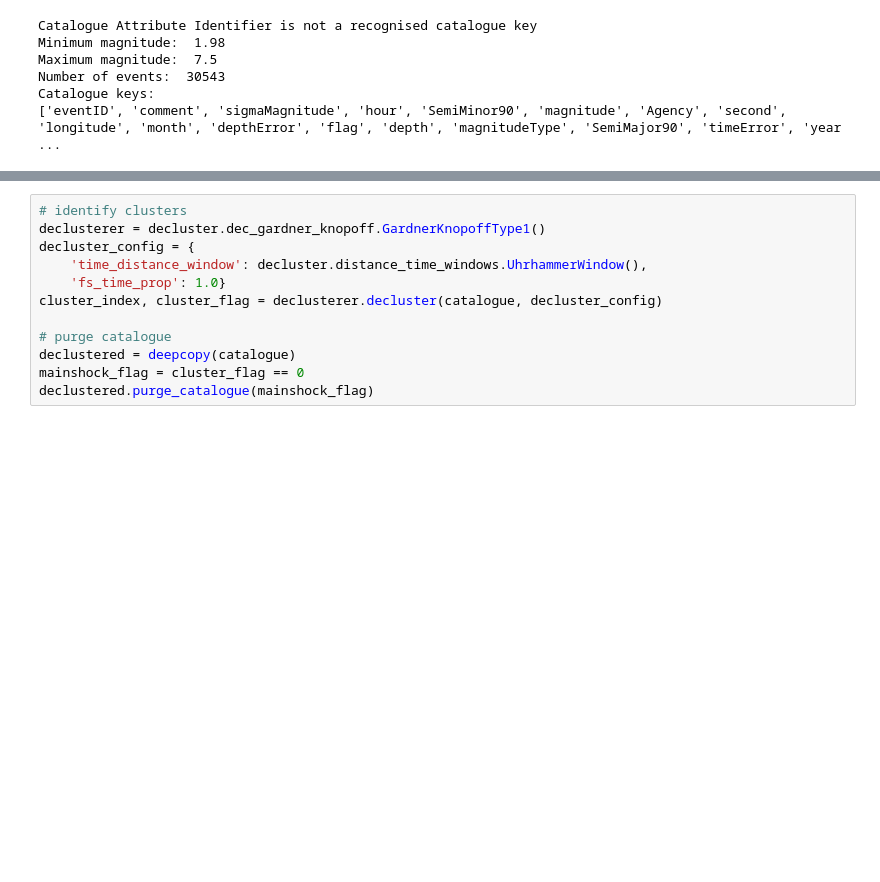
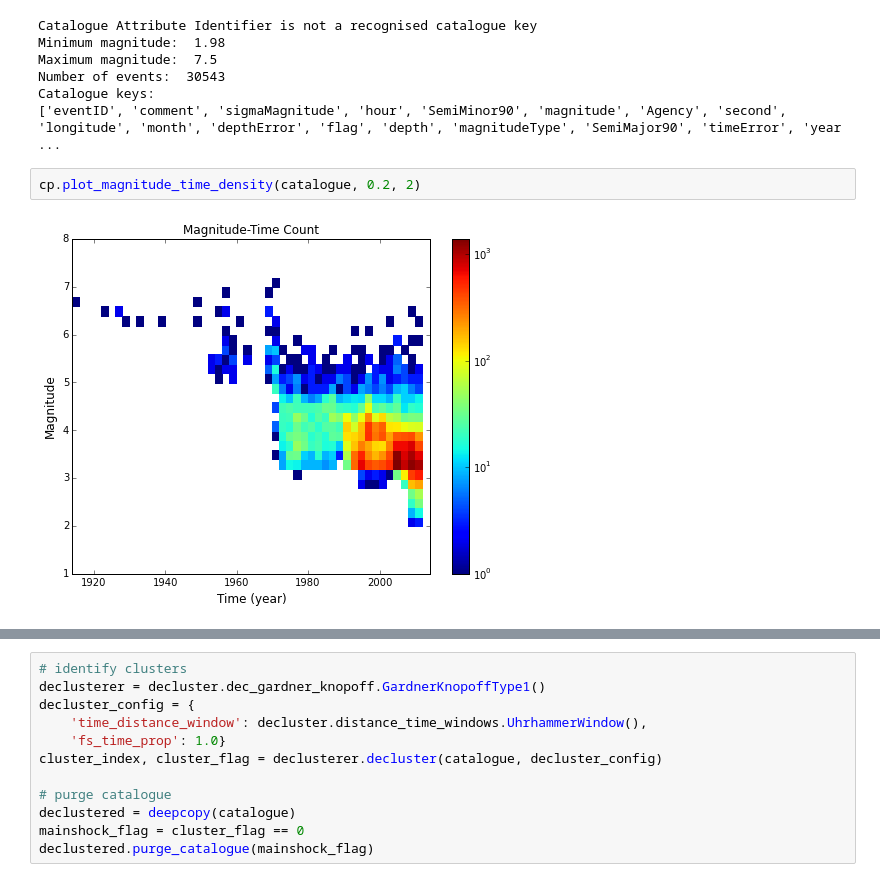
Before and after one commit to nackerley/MarmarisPSHA, a Jupyter notebook: sources/Source Magnitude-Frequency Distribution.ipynb, the cells around one changed output, grey strips where cells are left out. Cells and saved outputs as stored; diff of their text form; blank space fills up the shorter version.

```diff
--- a/sources/Source Magnitude-Frequency Distribution.ipynb
+++ b/sources/Source Magnitude-Frequency Distribution.ipynb
@@ -50,5 +50,9 @@ Maximum magnitude:  7.5
 Number of events:  30543
 Catalogue keys:
 ['eventID', 'comment', 'sigmaMagnitude', 'hour', 'SemiMinor90', 'magnitude', 'Agency', 'second', 'longitude', 'month', 'depthError', 'flag', 'depth', 'magnitudeType', 'SemiMajor90', 'timeError', 'year ...
+# %%
+cp.plot_magnitude_time_density(catalogue, 0.2, 2)
+# %% [output]
+[figure, added]
 # %%
 completeness_table_guess = np.array([[2004, 3.2],
```
Also changed, not shown: parts of 2 cells of this notebook, 2 other files.
